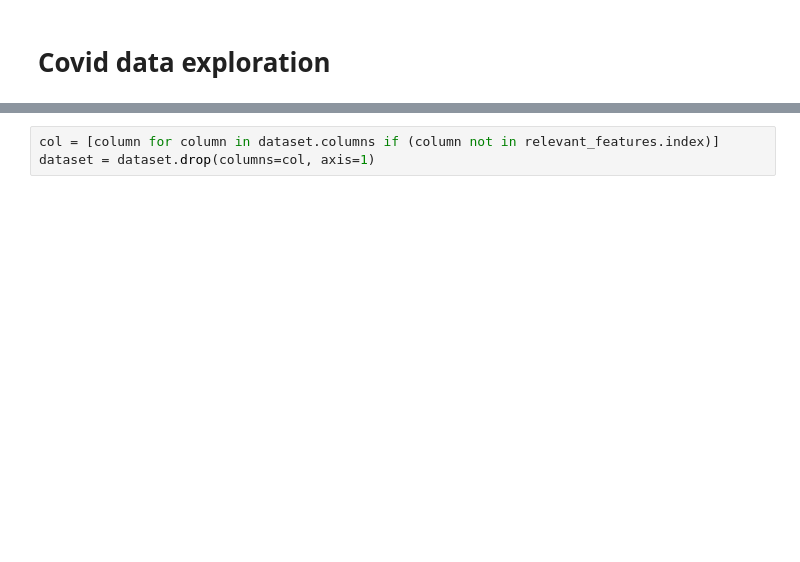
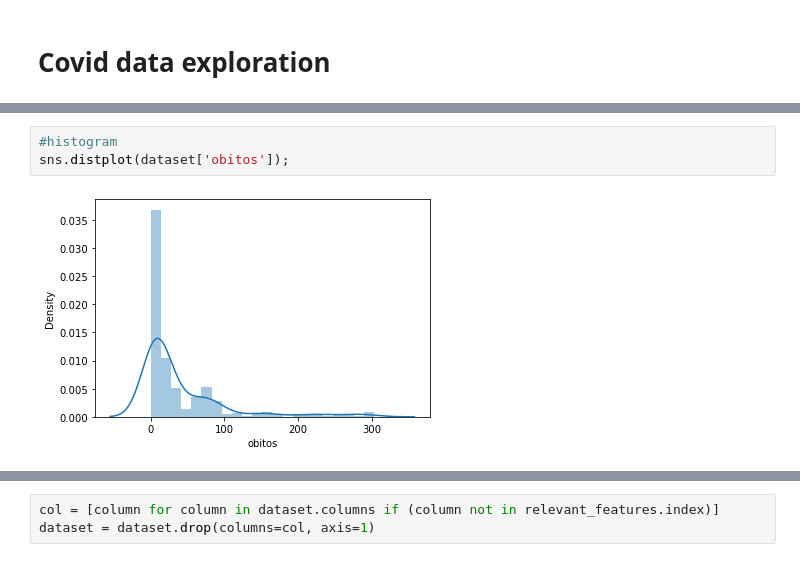
Before and after one commit to luisabreu102030/AA2_Trabalho, a Jupyter notebook: Daily_Model/Final_exploration.ipynb, the cells around one changed output, grey strips where cells are left out. Cells and saved outputs as stored; diff of their text form; blank space fills up the shorter version.

```diff
--- a/Daily_Model/Final_exploration.ipynb
+++ b/Daily_Model/Final_exploration.ipynb
@@ -32,0 +48,5 @@ dataset.head()
+# %%
+#histogram
+sns.distplot(dataset['obitos']);
+# %% [output]
+[figure, added]
```
Also changed, not shown: parts of 28 cells of this notebook, 2 other files.
